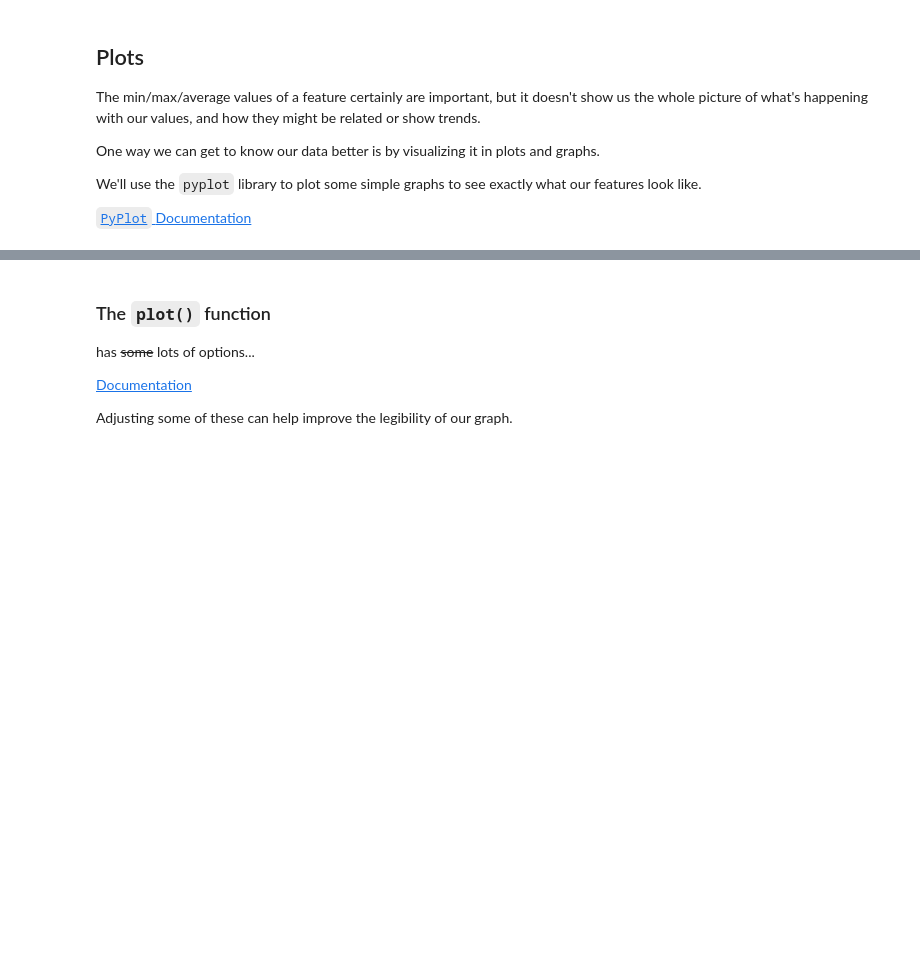
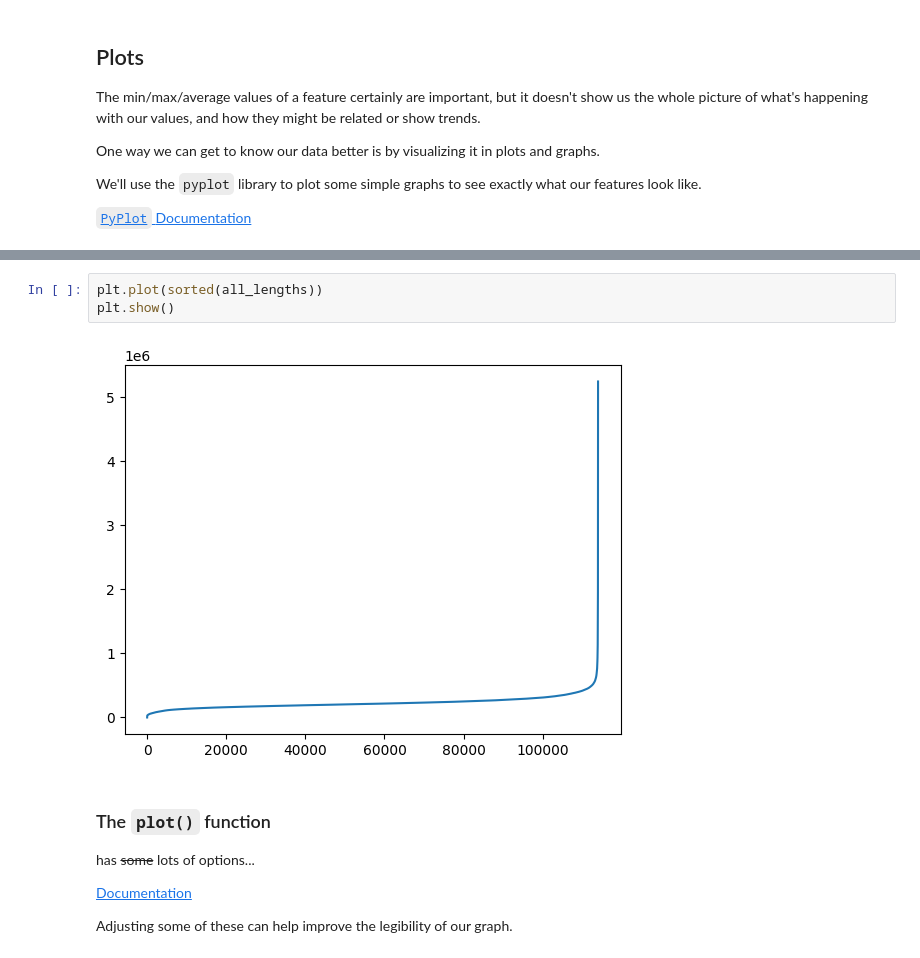
Before and after one commit to samcs549-a11y/week_06, a Jupyter notebook: WK06.ipynb, the cells around one changed output, grey strips where cells are left out. Cells and saved outputs as stored; diff of their text form; blank space fills up the shorter version.

```diff
--- a/WK06.ipynb
+++ b/WK06.ipynb
@@ -77,3 +136,8 @@ plt.show()
+# %%
+plt.plot(sorted(all_lengths))
+plt.show()
+# %% [output]
+[figure, added]
 # %% [markdown]
 ### The `plot()` function
 
```
Also changed, not shown: parts of 15 cells of this notebook.
